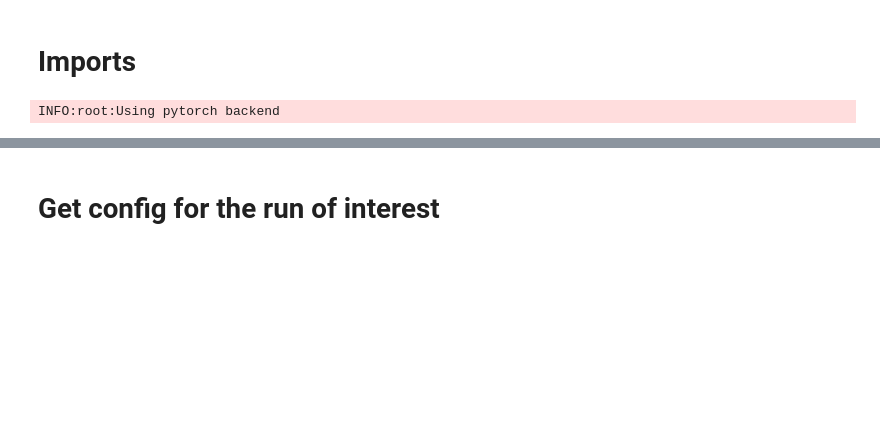
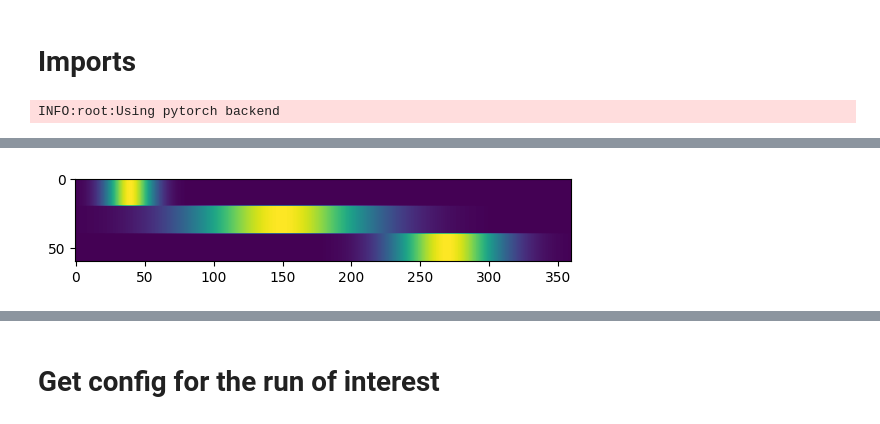
Before and after one commit to geometric-intelligence/neurometry, a Jupyter notebook: neuralgeom/notebooks/07_plot_neural_manifolds.ipynb, the cells around one changed output, grey strips where cells are left out. Cells and saved outputs as stored; diff of their text form; code cells hidden in the pictures; blank space fills up the shorter version.

```diff
--- a/neuralgeom/notebooks/07_plot_neural_manifolds.ipynb
+++ b/neuralgeom/notebooks/07_plot_neural_manifolds.ipynb
@@ -50,0 +140,26 @@ INFO:root:Using pytorch backend
+# %%
+n0 = create_bump_array(40, 80)
+n0 = np.reshape(np.repeat(n0, 20), (360, 20))
+
+
+n1 = create_bump_array(150, 300)
+n1 = np.reshape(np.repeat(n1, 20), (360, 20))
+
+n2 = create_bump_array(270, 180)
+n2 = np.reshape(np.repeat(n2, 20), (360, 20))
+
+ntot = np.hstack([n0, n1, n2])
+
+#fig, axes = plt.subplots(nrows=3, ncols=1)
+plt.imshow(ntot.T, label="Neuron 0", cmap="viridis");
+# axes[1].imshow(n1.T, label="Neuron 1", cmap="viridis")
+# axes[2].imshow(n2.T, label="Neuron 2", cmap="viridis")
+# plt.tight_layout()
+# plt.plot(np.arange(0, 360, 1), n1, c="C1", label="Neuron 1")
+# plt.plot(np.arange(0, 360, 1), n2, c="C2", label="Neuron 2")
+# plt.xlabel("Lab angles")
+# plt.ylabel("Activation")
+# plt.legend()
+fig.savefig("notebooks/figures/synthetic_activations.svg")
+# %% [output]
+[figure, added]
```
Also changed, not shown: parts of 9 cells of this notebook.
